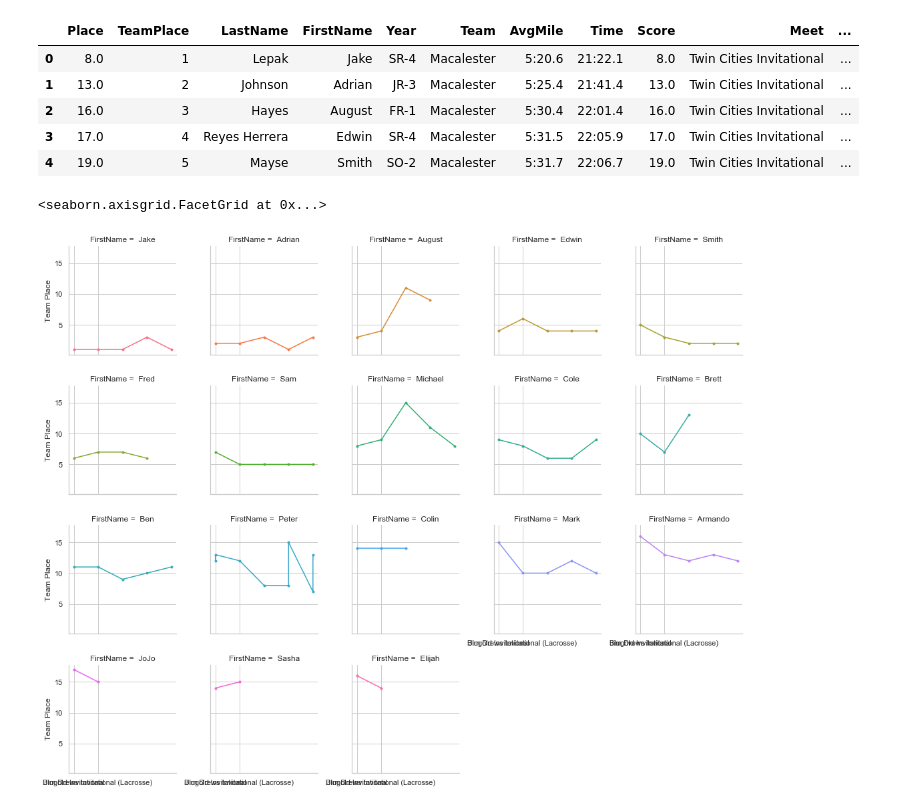
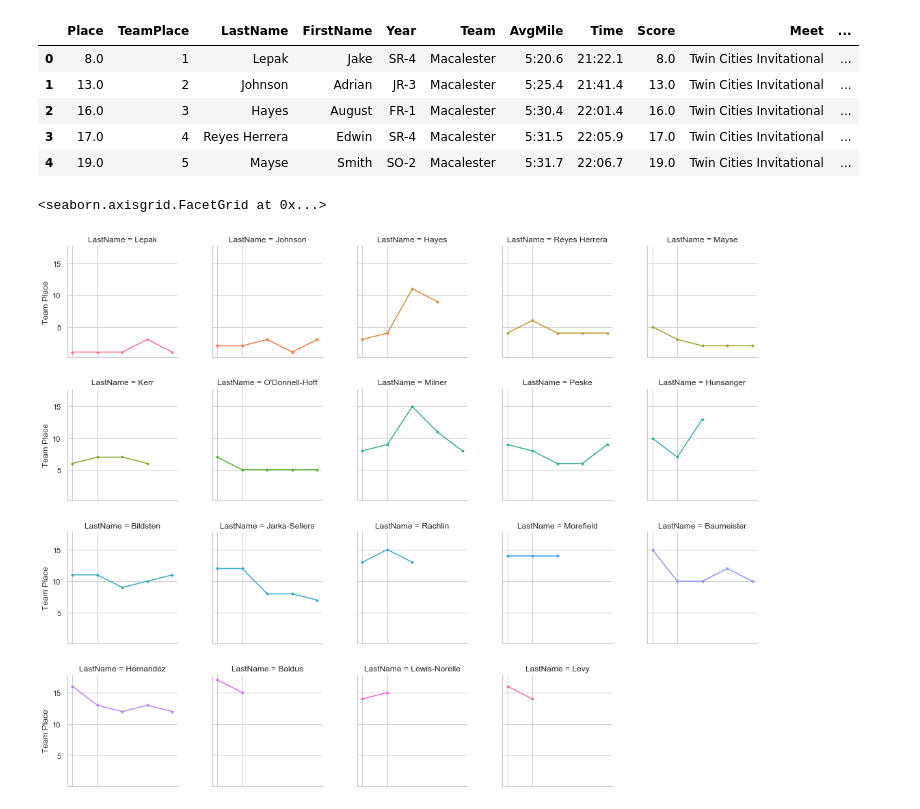
Before and after one commit to ereyesherrera/web_scraping_project, a Jupyter notebook: MACXC_dataViz.ipynb, the cells around one changed output. Cells and saved outputs as stored; diff of their text form; code cells hidden in the pictures.

```diff
--- a/MACXC_dataViz.ipynb
+++ b/MACXC_dataViz.ipynb
@@ -20,9 +20,10 @@ MeetInfo.head()
 | 4 | 19.0 | 5 | Mayse | Smith | SO-2 | Macalester | 5:31.7 | 22:06.7 | 19.0 | Twin Cities Invitational | ... |
 # %%
 sns.set(style="whitegrid")
-g = sns.FacetGrid(MeetInfo, col="FirstName", hue = "FirstName", col_wrap=5)
+g = sns.FacetGrid(MeetInfo, col="LastName", hue = "FirstName", col_wrap=5)
 (g.map(plt.plot,"Meet", "TeamPlace", marker=".")
-.set_axis_labels("", "Team Place"))
+.set_axis_labels("", "Team Place")
+.set_xticklabels([]))
 # %% [output]
 <seaborn.axisgrid.FacetGrid at 0x...>
-[figure, old version]
+[figure, new version]
```
Also changed, not shown: parts of 1 cell of this notebook.
